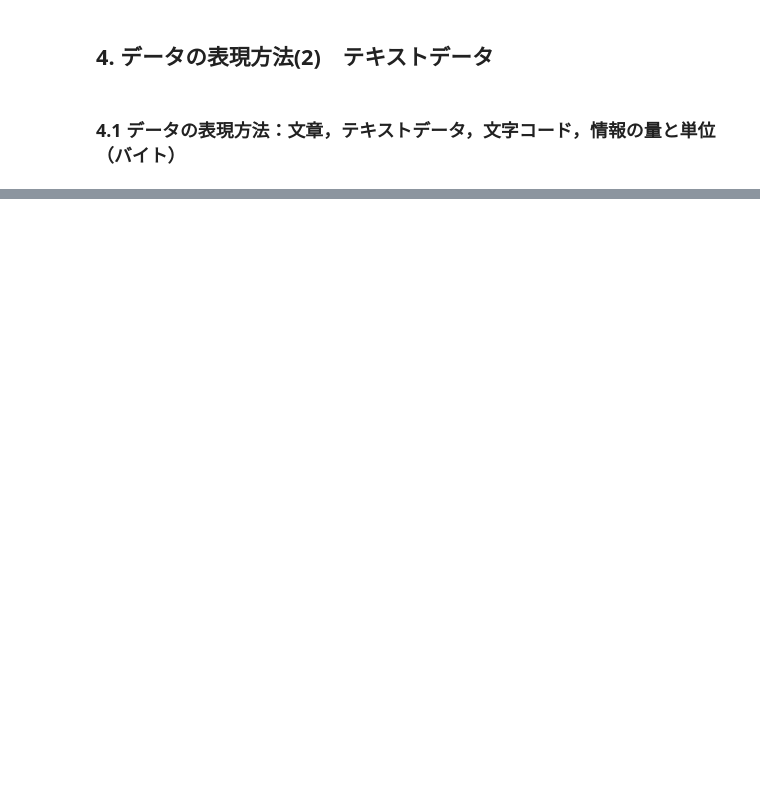
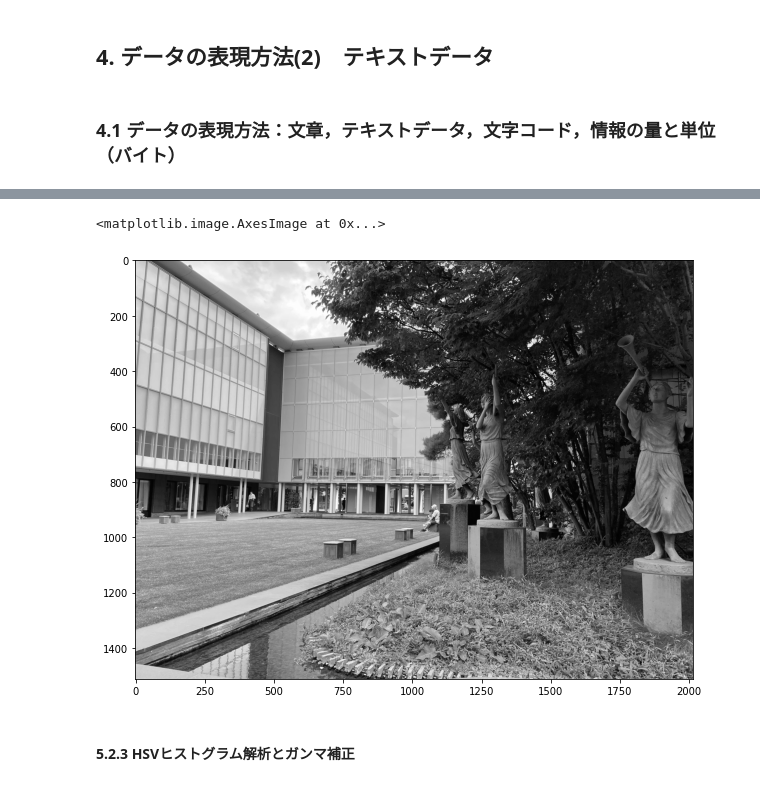
Before and after one commit to MDASH-shinshu/MDASH-T-DE, a Jupyter notebook: 2/2_data_expression_colab.ipynb, the cells around one changed output, grey strips where cells are left out. Saved outputs shown, nothing was run; the diff lists cells and outputs as text; code cells hidden in the pictures; blank space fills up the shorter version.

```diff
--- a/2/2_data_expression_colab.ipynb
+++ b/2/2_data_expression_colab.ipynb
@@ -610,0 +731,9 @@ nx.draw_networkx(graph3, pos3, node_color='darkseagreen') # mathplot経由でグ
+# %%
+plt.figure(figsize=(10, 8))
+im_gray = cv2.cvtColor(img,cv2.COLOR_BGR2GRAY) # BGR を GRAYスケール に変換する（輝度信号 Y = 0.299 * R + 0.587 * G + 0.114 * B）
+plt.imshow(im_gray, cmap="gray") # matplot.imshowメソッドを用いて読み込んだ画像を表示（グレースケール表示）
+# %% [output]
+<matplotlib.image.AxesImage at 0x...>
+[figure, added]
+# %% [markdown]
+#### 5.2.3 HSVヒストグラム解析とガンマ補正
```
Also changed, not shown: parts of 100 cells of this notebook.
